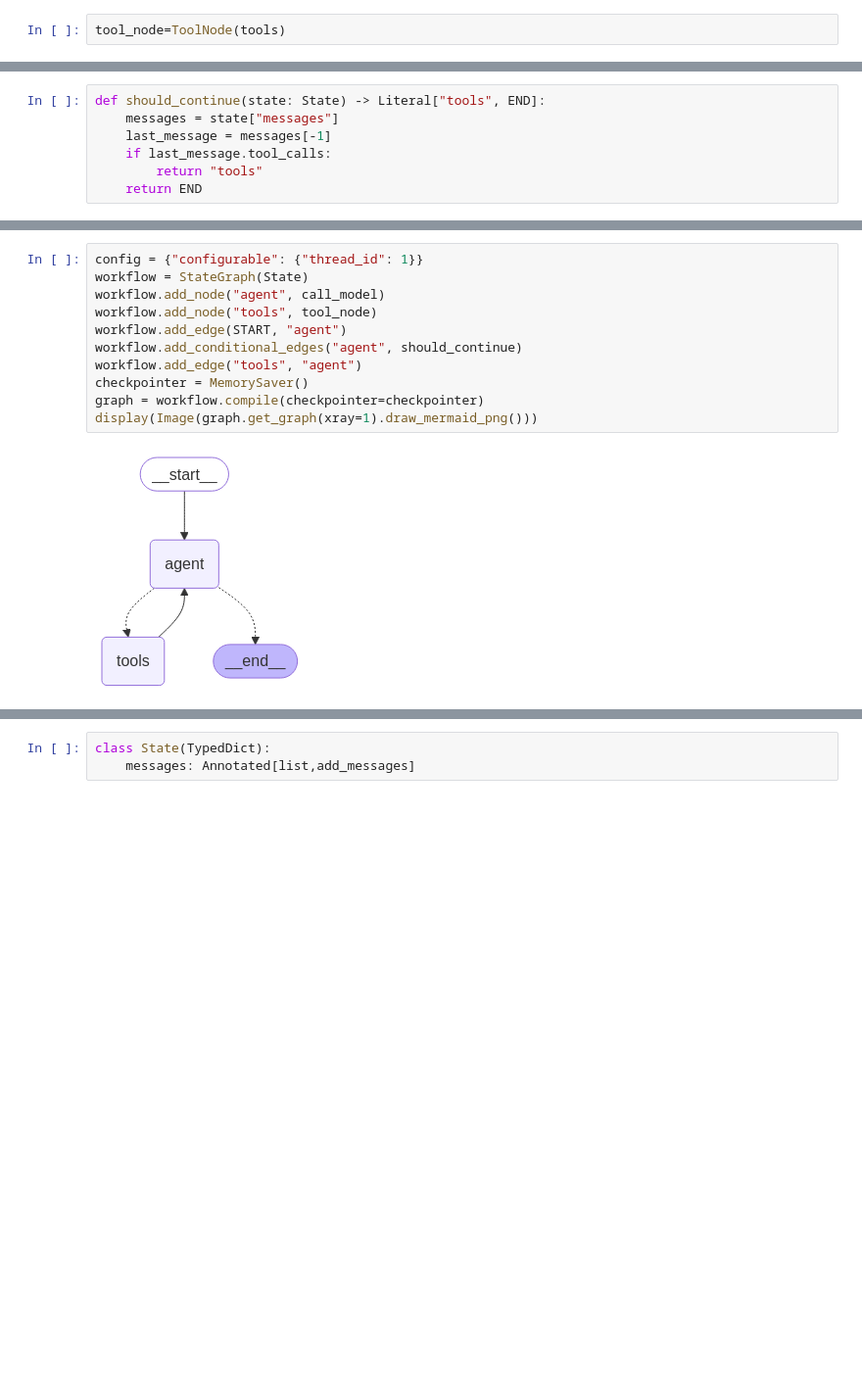
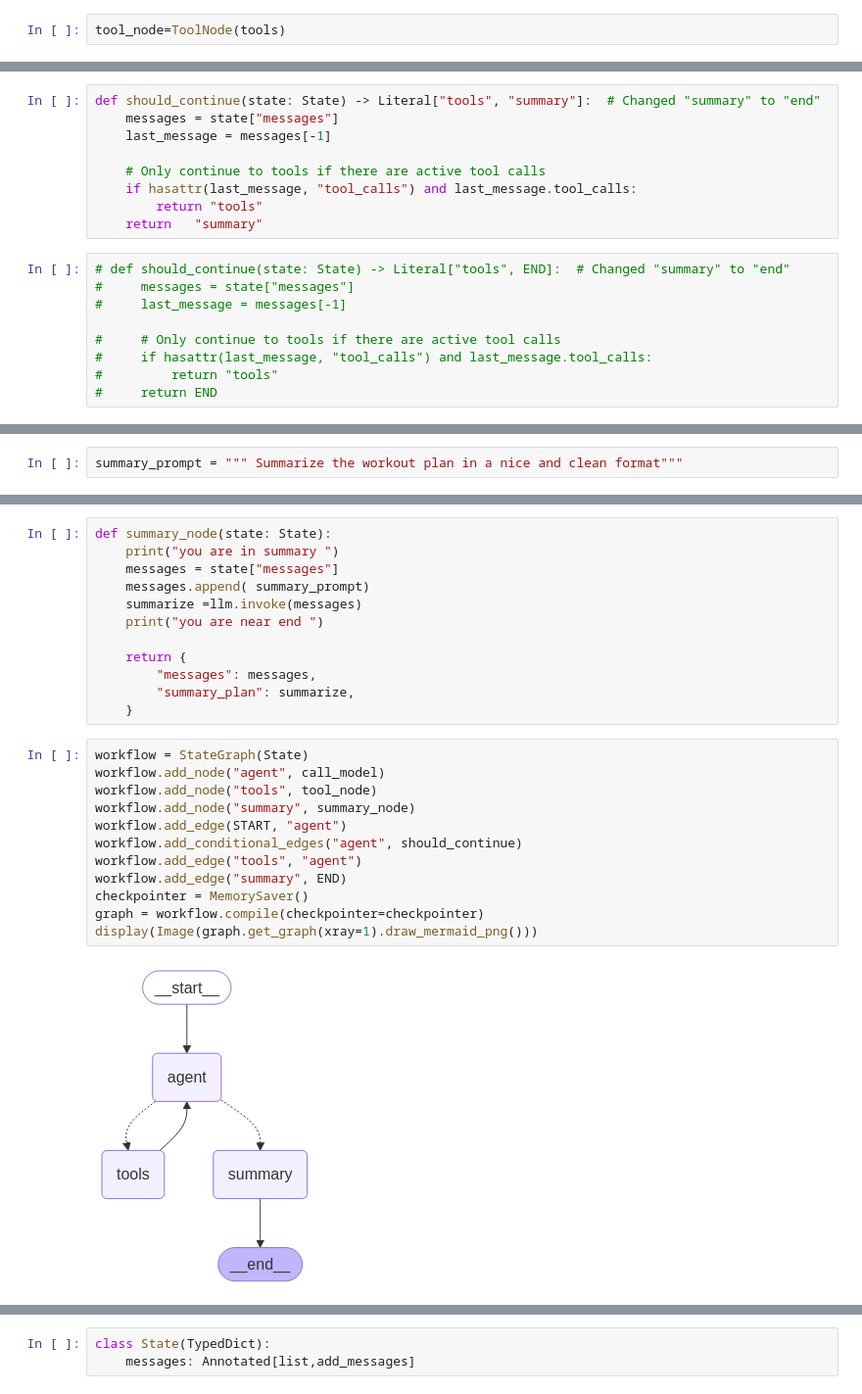
Before and after one commit to Zeinahesham308/FlexAi, a Jupyter notebook: Ai/Agent/agent_test.ipynb, the cells around one changed output, grey strips where cells are left out. Shown at 98% size. Drawn from its saved outputs; the diff is of its cells as text; blank space fills up the shorter version.

Commit message:
it now can summarize waiting to make it write the table

```diff
--- a/Ai/Agent/agent_test.ipynb
+++ b/Ai/Agent/agent_test.ipynb
@@ -132,7 +153,18 @@ class State(TypedDict):
+# %%
+def should_continue(state: State) -> Literal["tools", "summary"]:  # Changed "summary" to "end"
+    messages = state["messages"]
+    last_message = messages[-1]
+
+    # Only continue to tools if there are active tool calls
+    if hasattr(last_message, "tool_calls") and last_message.tool_calls:
+        return "tools"
+    return   "summary"
 # %%
-def should_continue(state: State) -> Literal["tools", END]:
-    messages = state["messages"]
-    last_message = messages[-1]
-    if last_message.tool_calls:
-        return "tools"
-    return END
+# def should_continue(state: State) -> Literal["tools", END]:  # Changed "summary" to "end"
+#     messages = state["messages"]
+#     last_message = messages[-1]
+
+#     # Only continue to tools if there are active tool calls
+#     if hasattr(last_message, "tool_calls") and last_message.tool_calls:
+#         return "tools"
+#     return END
@@ -142,2 +171,4 @@ import json
+# %%
+summary_prompt = """ Summarize the workout plan in a nice and clean format"""
 # %%
 def call_model(state: State):
@@ -154,16 +187,29 @@ def call_model(state: State):
 
     response = llm.invoke(messages)
     return {"messages": [response]}
+# %%
+def summary_node(state: State):
+    print("you are in summary ")
+    messages = state["messages"]
+    messages.append( summary_prompt)
+    summarize =llm.invoke(messages)
+    print("you are near end ")
+
+    return {
+        "messages": messages,
+        "summary_plan": summarize,
+    }
 # %%
-config = {"configurable": {"thread_id": 1}}
 workflow = StateGraph(State)
 workflow.add_node("agent", call_model)
 workflow.add_node("tools", tool_node)
+workflow.add_node("summary", summary_node)
 workflow.add_edge(START, "agent")
 workflow.add_conditional_edges("agent", should_continue)
 workflow.add_edge("tools", "agent")
+workflow.add_edge("summary", END)
 checkpointer = MemorySaver()
 graph = workflow.compile(checkpointer=checkpointer)
 display(Image(graph.get_graph(xray=1).draw_mermaid_png()))
 # %% [output]
-[figure, old version]
+[figure, new version]
```
Also changed, not shown: parts of 11 cells of this notebook, 1 other file.
